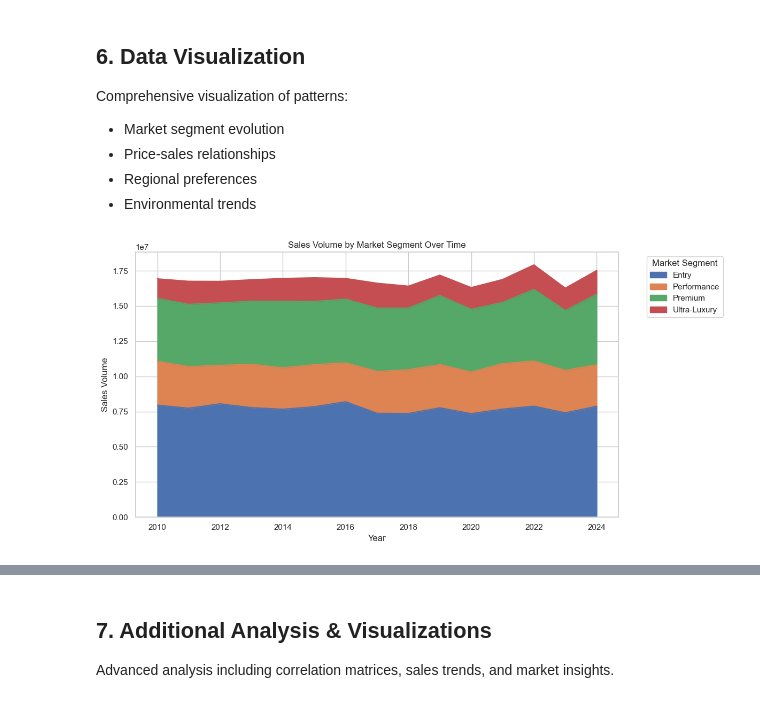
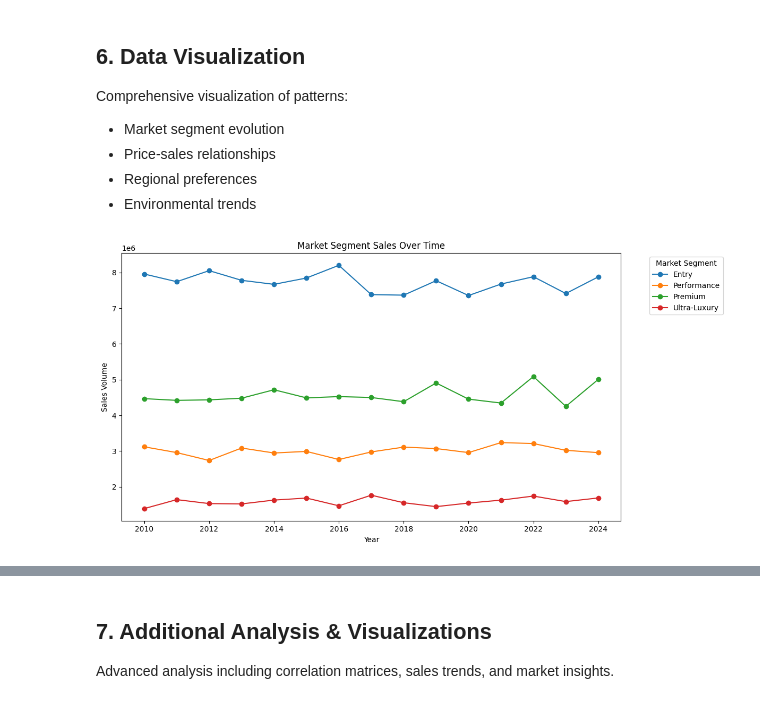
Before and after one commit to AkashAppari/BMW-Sales-Data-Analysis, a Jupyter notebook: notebooks/03_feature_engineering.ipynb, the cells around one changed output, grey strips where cells are left out. Saved outputs shown, nothing was run; the diff lists cells and outputs as text; code cells hidden in the pictures.

```diff
--- a/notebooks/03_feature_engineering.ipynb
+++ b/notebooks/03_feature_engineering.ipynb
@@ -102,0 +5,17 @@ Basic feature engineering complete. New columns added:
+# %%
+import pandas as pd
+import numpy as np
+import matplotlib.pyplot as plt
+import seaborn as sns
+from IPython.display import display
+
+# Load the same CSV used in EDA
+df = pd.read_csv('../data/processed/BMW_Worldwide_Sales_Cleaned.csv')
+
+# Ensure Year is numeric
+df['Year'] = pd.to_numeric(df['Year'], errors='coerce')
+
+# Aggregate yearly sales
+df_year = df.groupby('Year', as_index=False).agg({'Sales_Volume': 'sum'})
+df_year.rename(columns={'Sales_Volume': 'Total_Sales'}, inplace=True)
+df_year = df_year.sort_values('Year').reset_index(drop=True)
@@ -447,66 +409,17 @@ Comprehensive visualization of patterns:
 - Regional preferences
 - Environmental trends
 # %%
-# Plot 1: Market segment trends
-segment_trends = df.groupby(['Year', 'Market_Segment'])['Sales_Volume'].sum().unstack()
-ax = segment_trends.plot(kind='area', stacked=True, figsize=(12, 6))
-plt.title('Sales Volume by Market Segment Over Time')
+# PLOT A: Market Segment Sales Over Time
+segment_trends = df.groupby(['Year', 'Market_Segment'])['Sales_Volume'].sum().reset_index()
+plt.figure(figsize=(12, 6))
+for segment in segment_trends['Market_Segment'].unique():
+    seg_data = segment_trends[segment_trends['Market_Segment'] == segment]
+    plt.plot(seg_data['Year'], seg_data['Sales_Volume'], marker='o', label=segment)
+plt.title('Market Segment Sales Over Time')
 plt.xlabel('Year')
 plt.ylabel('Sales Volume')
-plt.legend(title='Market Segment', bbox_to_anchor=(1.05, 1))
+plt.legend(title='Market Segment', bbox_to_anchor=(1.05, 1), loc='upper left')
 plt.tight_layout()
 plt.show()
-
-# Plot 2: Price distribution by vehicle type
-plt.figure(figsize=(12, 6))
-sns.boxplot(data=df, x='Vehicle_Type', y='Price_USD', hue='Market_Segment')
-plt.title('Price Distribution by Vehicle Type and Market Segment')
-plt.xticks(rotation=45)
-plt.ylabel('Price (USD)')
-plt.tight_layout()
-plt.show()
-
-# Plot 3: Regional preferences heatmap (showing percentage distribution)
-plt.figure(figsize=(10, 6))
-regional_preferences = pd.pivot_table(
-    data=df,
-    values='Sales_Volume',
-    index='Region',
-    columns='Market_Segment',
-    aggfunc='sum'
-)
-# Normalize to show percentage distribution within each region
-regional_preferences_pct = regional_preferences.div(regional_preferences.sum(axis=1), axis=0) * 100
-sns.heatmap(regional_preferences_pct, cmap='YlOrRd', annot=True, fmt='.1f', cbar_kws={'label': 'Percentage (%)'})
-plt.title('Regional Market Segment Preferences (% of Regional Sales)')
-plt.tight_layout()
-plt.show()
-
-# Plot 4: Environmental focus by region and year
-env_trends = df[df['Green_Vehicle']].groupby(['Year', 'Region'])['Sales_Volume'].sum().unstack()
-ax = env_trends.plot(kind='line', marker='o', figsize=(12, 6))
-plt.title('Green Vehicle Sales by Region Over Time')
-plt.xlabel('Year')
-plt.ylabel('Sales Volume (Green Vehicles)')
-plt.legend(title='Region', bbox_to_anchor=(1.05, 1))
-plt.tight_layout()
-plt.show()
-
-# Plot 5: Price vs. Sales relationship with market segmentation
-plt.figure(figsize=(12, 6))
-sns.scatterplot(
-    data=df,
-    x='Price_USD',
-    y='Sales_Volume',
-    hue='Market_Segment',
-    style='Vehicle_Type',
-    alpha=0.6
-)
-plt.title('Price vs. Sales Volume by Market Segment and Vehicle Type')
-plt.xlabel('Price (USD)')
-plt.ylabel('Sales Volume')
-plt.legend(bbox_to_anchor=(1.05, 1))
-plt.tight_layout()
-plt.show()
 # %% [output]
-[figure, old version]
+[figure, new version]
```
Also changed, not shown: parts of 27 cells of this notebook, 5 other files.
